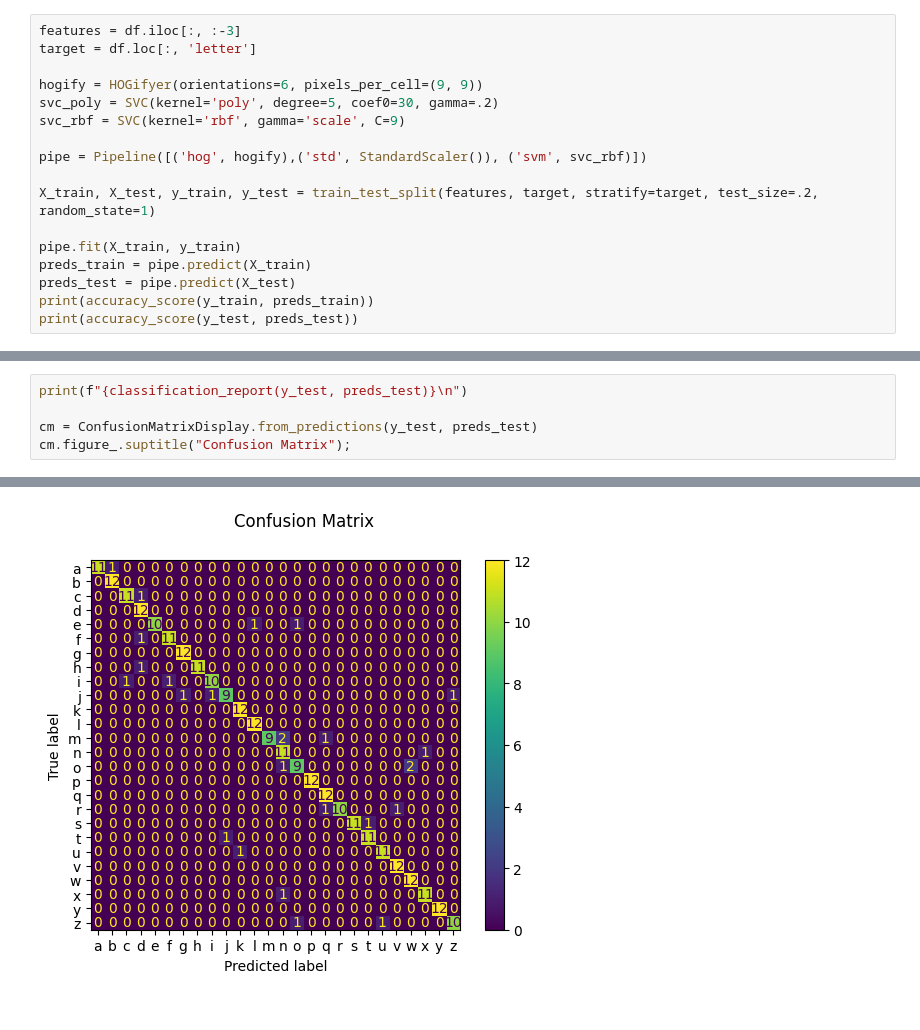
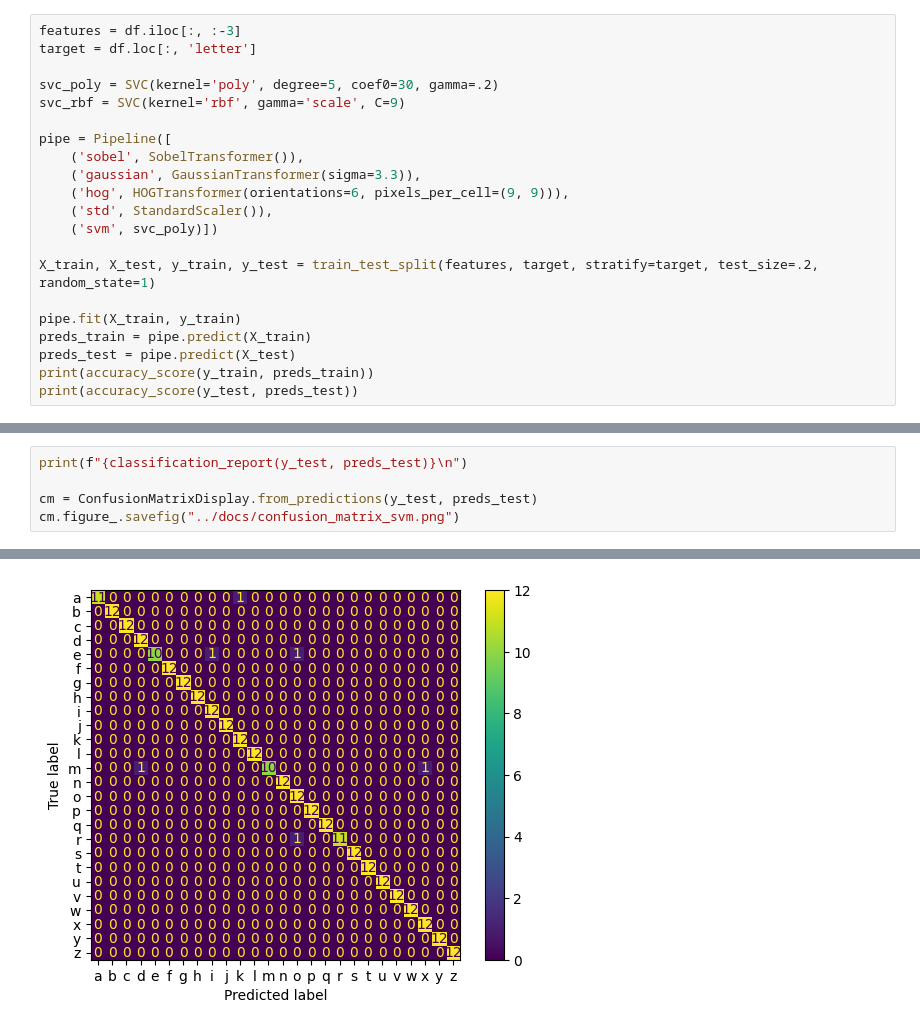
Before and after one commit to GETobia/stackfuel-portfolio, a Jupyter notebook: notebooks/04_svm.ipynb, the cells around one changed output, grey strips where cells are left out. Drawn from its saved outputs; the diff is of its cells as text.

```diff
--- a/notebooks/04_svm.ipynb
+++ b/notebooks/04_svm.ipynb
@@ -116,11 +106,15 @@ Fitting 5 folds for each of 49 candidates, totalling 245 fits
 features = df.iloc[:, :-3]
 target = df.loc[:, 'letter']
 
-hogify = HOGifyer(orientations=6, pixels_per_cell=(9, 9))
 svc_poly = SVC(kernel='poly', degree=5, coef0=30, gamma=.2)
 svc_rbf = SVC(kernel='rbf', gamma='scale', C=9)
 
-pipe = Pipeline([('hog', hogify),('std', StandardScaler()), ('svm', svc_rbf)])
+pipe = Pipeline([
+    ('sobel', SobelTransformer()),
+    ('gaussian', GaussianTransformer(sigma=3.3)),
+    ('hog', HOGTransformer(orientations=6, pixels_per_cell=(9, 9))),
+    ('std', StandardScaler()),
+    ('svm', svc_poly)])
 
 X_train, X_test, y_train, y_test = train_test_split(features, target, stratify=target, test_size=.2, random_state=1)
 
@@ -148,7 +142,7 @@ print(accuracy_score(y_test_light, preds_test_light)) # yes
 print(f"{classification_report(y_test, preds_test)}\n")
 
 cm = ConfusionMatrixDisplay.from_predictions(y_test, preds_test)
-cm.figure_.suptitle("Confusion Matrix");
+cm.figure_.savefig("../docs/confusion_matrix_svm.png")
 # %% [output]
               precision    recall  f1-score   support
 
@@ -170 +164 @@ weighted avg       0.92      0.92      0.92       312
-[figure, old version]
+[figure, new version]
```
Also changed, not shown: parts of 9 cells of this notebook, 3 other files.
